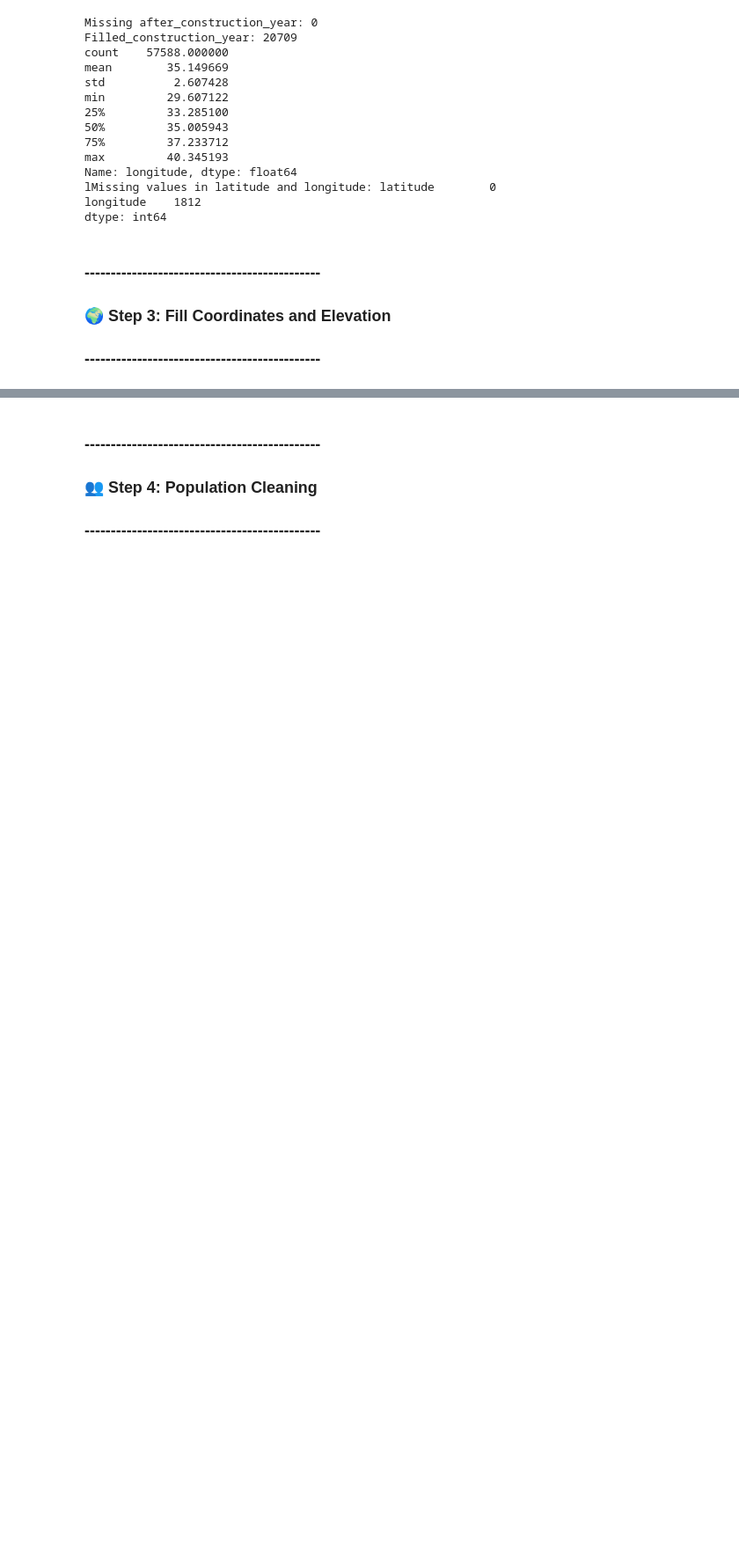
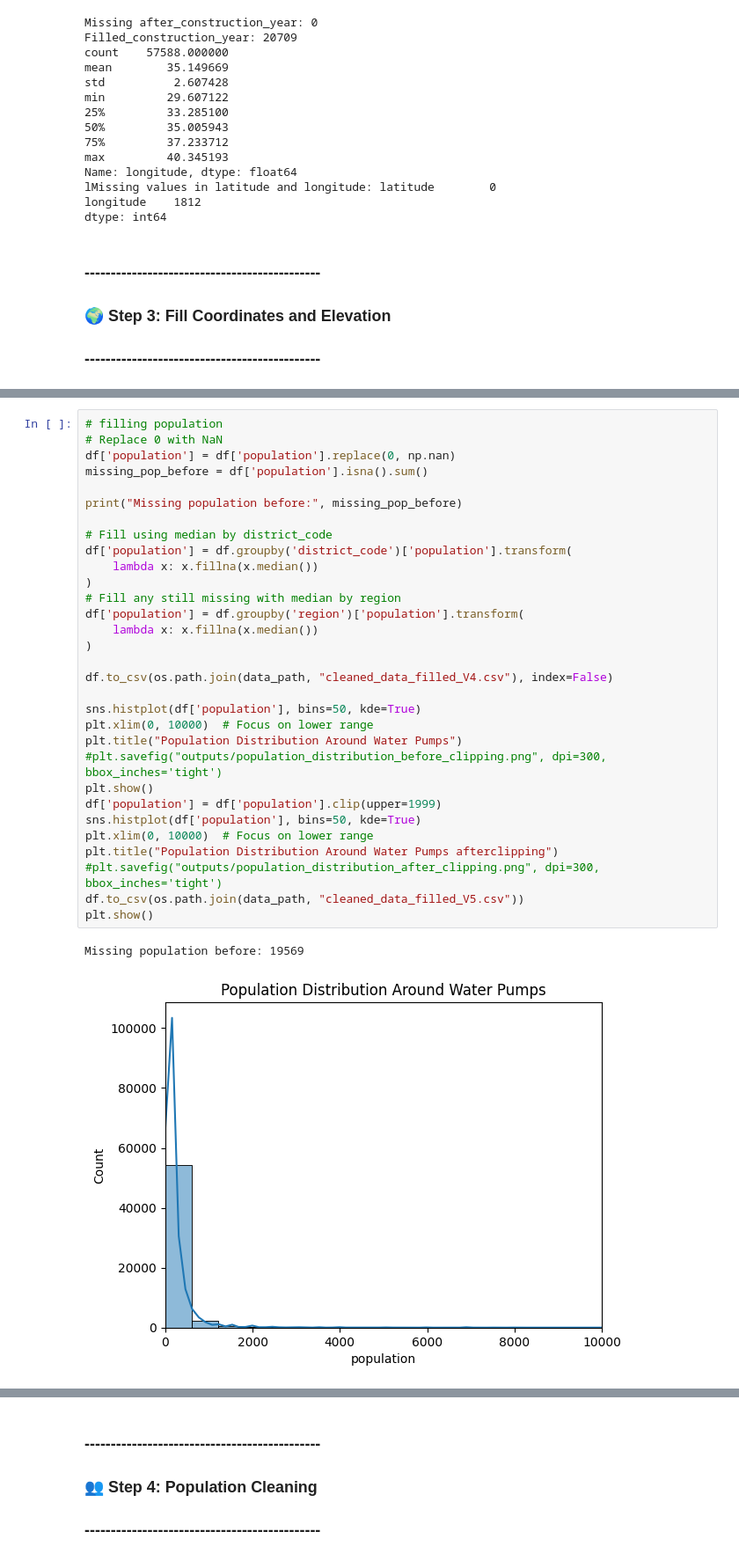
Before and after one commit to jimbodonahue/water_pumps, a Jupyter notebook: notebooks/Sprint 1 - Continued.ipynb, the cells around one changed output, grey strips where cells are left out. Shown at 88% size. Saved outputs shown, nothing was run; the diff lists cells and outputs as text; blank space fills up the shorter version.

```diff
--- a/notebooks/Sprint 1 - Continued.ipynb
+++ b/notebooks/Sprint 1 - Continued.ipynb
@@ -174 +174,35 @@ Filled gps_height: 0
 Saved updated dataset to data/cleaned_data_filled_V3.csv
+# %%
+# filling population
+# Replace 0 with NaN
+df['population'] = df['population'].replace(0, np.nan)
+missing_pop_before = df['population'].isna().sum()
+
+print("Missing population before:", missing_pop_before)
+
+# Fill using median by district_code
+df['population'] = df.groupby('district_code')['population'].transform(
+    lambda x: x.fillna(x.median())
+)
+# Fill any still missing with median by region
+df['population'] = df.groupby('region')['population'].transform(
+    lambda x: x.fillna(x.median())
+)
+
+df.to_csv(os.path.join(data_path, "cleaned_data_filled_V4.csv"), index=False)
+
+sns.histplot(df['population'], bins=50, kde=True)
+plt.xlim(0, 10000)  # Focus on lower range
+plt.title("Population Distribution Around Water Pumps")
+#plt.savefig("outputs/population_distribution_before_clipping.png", dpi=300, bbox_inches='tight')
+plt.show()
+df['population'] = df['population'].clip(upper=1999)
+sns.histplot(df['population'], bins=50, kde=True)
+plt.xlim(0, 10000)  # Focus on lower range
+plt.title("Population Distribution Around Water Pumps afterclipping")
+#plt.savefig("outputs/population_distribution_after_clipping.png", dpi=300, bbox_inches='tight')
+df.to_csv(os.path.join(data_path, "cleaned_data_filled_V5.csv"))
+plt.show()
+# %% [output]
+Missing population before: 19569
+[figure, added]
```
Also changed, not shown: parts of 11 cells of this notebook, 11 other files.
